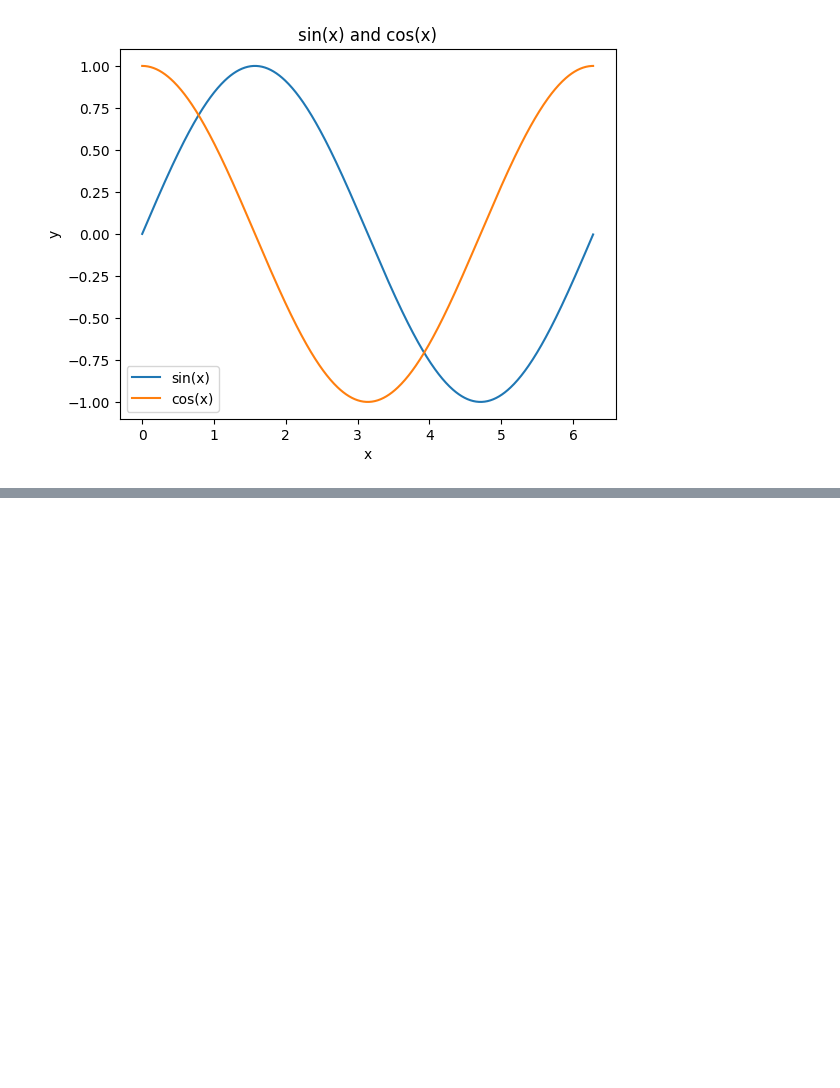
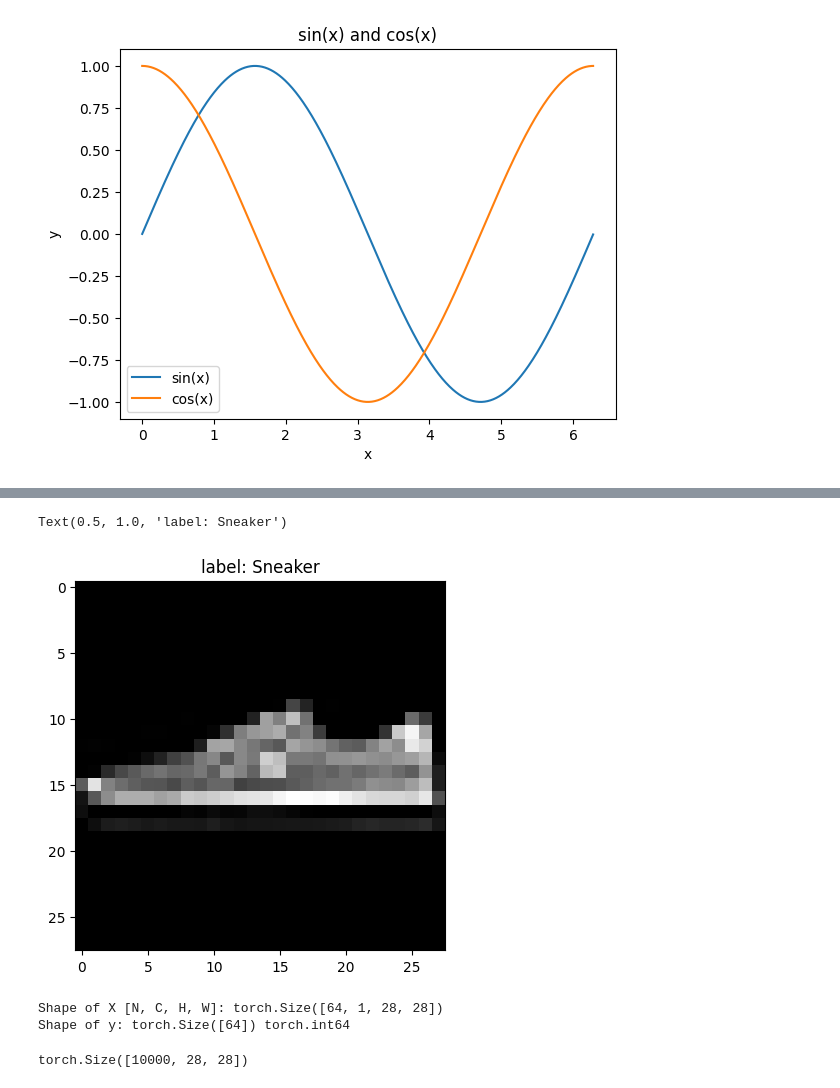
Before and after one commit to sakamakik-outlook/pytorch, a Jupyter notebook: python.ipynb, the cells around one changed output, grey strips where cells are left out. Saved outputs shown, nothing was run; the diff lists cells and outputs as text; code cells hidden in the pictures; blank space fills up the shorter version.

```diff
--- a/python.ipynb
+++ b/python.ipynb
@@ -59,0 +31,13 @@ my_file.close()
+# %%
+classes = [
+    "T-shirt/top",
+    "Trouser",
+    "Pullover",
+    "Dress",
+    "Coat",
+    "Sandal",
+    "Shirt",
+    "Sneaker",
+    "Bag",
+    "Ankle boot",
+]
@@ -59,0 +65,16 @@ my_file.close()
+# %%
+# Download training data from open datasets.
+training_data = datasets.FashionMNIST(
+    root="data",
+    train=True,
+    download=True,
+    transform=ToTensor(),
+)
+
+# Download test data from open datasets.
+test_data = datasets.FashionMNIST(
+    root="data",
+    train=False,
+    download=True,
+    transform=ToTensor(),
+)
@@ -59,0 +101,29 @@ my_file.close()
+# %%
+training_data.data[2]
+
+idx = 14
+# plot training_data.data[0]
+plt.imshow(training_data.data[idx], cmap='gray')
+# legent of training_data.data[0]
+plt.title('label: {}'.format(classes[training_data.targets[idx]]))
+# %% [output]
+Text(0.5, 1.0, 'label: Sneaker')
+[figure, added]
+# %%
+batch_size = 64
+
+# Create data loaders.
+train_dataloader = DataLoader(training_data, batch_size=batch_size)
+test_dataloader = DataLoader(test_data, batch_size=batch_size)
+
+for X, y in test_dataloader:
+    print(f"Shape of X [N, C, H, W]: {X.shape}")
+    print(f"Shape of y: {y.shape} {y.dtype}")
+    break
+# %% [output]
+Shape of X [N, C, H, W]: torch.Size([64, 1, 28, 28])
+Shape of y: torch.Size([64]) torch.int64
+# %%
+test_dataloader.dataset.data.shape
+# %% [output]
+torch.Size([10000, 28, 28])
```
Also changed, not shown: parts of 28 cells of this notebook, 8 other files.
